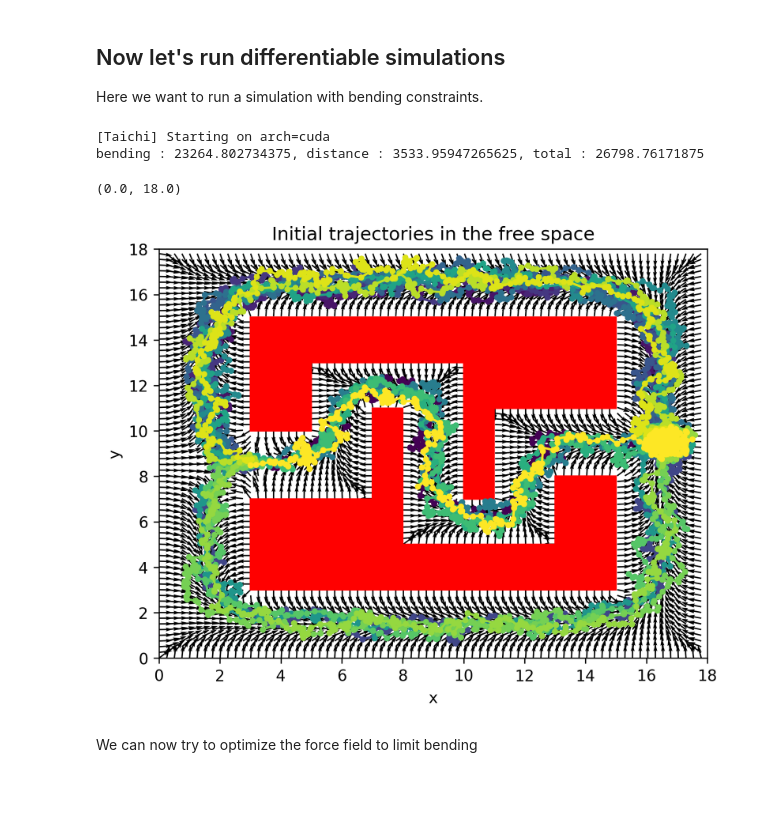
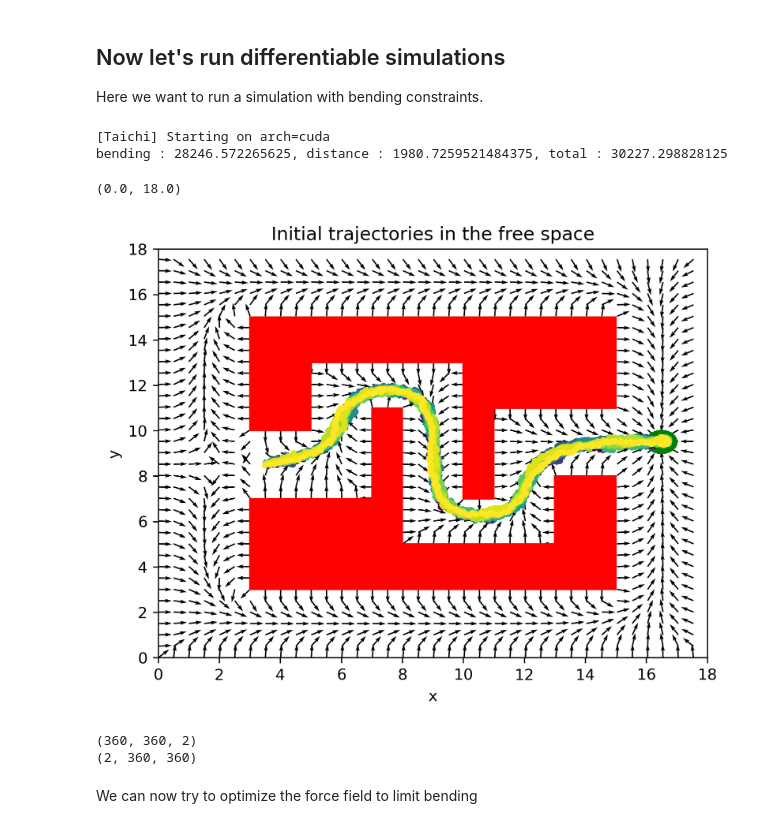
Before and after one commit to rcremese/snake-ai, a Jupyter notebook: digital_twin_paper.ipynb, the cells around one changed output. Saved outputs shown, nothing was run; the diff lists cells and outputs as text; code cells hidden in the pictures; blank space fills up the shorter version.

Commit message:
Exemples bending 2D + obstacles 2D

```diff
--- a/digital_twin_paper.ipynb
+++ b/digital_twin_paper.ipynb
@@ -109,7 +259,7 @@ new_obs_map = np.zeros((x_max * res, y_max * res))
 for x, y in np.argwhere(binary_map):
     new_obs_map[x*res:(x+1)*res, y*res:(y+1)*res] = 1
 # %%
-init_pos = np.array([3.0, 8.5])
+init_pos = np.array([3.5, 8.5])
 goal_pos = np.array([16.5, 9.5])
 fig, ax = plt.subplots()
 ax.imshow(new_obs_map, origin='lower', extent=[0, x_max, 0, y_max])
@@ -197,9 +347,9 @@ class BendingSimulation(WalkerSimulationStoch2D):
 ti.init(arch=ti.gpu)
 
 nb_agents = 20
-t_max = 100
+t_max = 50
 dt = 0.1
-diffusivity = 0.1
+diffusivity = 0.01
 
 positions = np.repeat(init_pos.reshape(1, 2), nb_agents, axis=0)
 field = ScalarField(solution, Rectangle(0, 0, x_max, y_max))
@@ -213,20 +363,20 @@ bending_sim.compute_total_loss(1, 1)
 print(f"bending : {bending_sim.bending_loss[None]}, distance : {bending_sim.distance_loss[None]}, total : {bending_sim.total_loss[None]}")
 # %% [output]
 [Taichi] Starting on arch=cuda
-bending : 23264.802734375, distance : 3533.95947265625, total : 26798.76171875
+bending : 28246.572265625, distance : 1980.7259521484375, total : 30227.298828125
 # %%
-downscale = 5
+downscale = 10
 scale = 2
 # Visualisation
 fig = vis.plot_2D_trajectory(bending_sim.positions,
                              goal_pos,
                              obstacles=obstacles,
                              vector_field=bending_sim.force_field,
                              downscale=downscale,
                              scale = scale,
                              title="Initial trajectories in the free space")
 plt.xlim(0, x_max)
 plt.ylim(0, y_max)
 # %% [output]
 (0.0, 18.0)
-[figure, old version]
+[figure, new version]
@@ -233,3 +385,18 @@ plt.ylim(0, y_max)
+# %%
+from snake_ai.diffsim.field import VectorField
+# Save the initial force field
+init_trajectories = np.copy(bending_sim.positions)
+
+values = np.copy(bending_sim.force_field.values)
+_bounds = bending_sim.force_field._bounds
+print(values.shape)
+values = np.stack([values[:,:,0], values[:,:,1]], axis=0)
+print(values.shape)
+bound = Rectangle(*_bounds.min, _bounds.width(), _bounds.height())
+force_field_init = VectorField(values, bound)
+# %% [output]
+(360, 360, 2)
+(2, 360, 360)
 # %% [markdown]
 We can now try to optimize the force field to limit bending
 # %%
```
Also changed, not shown: parts of 16 cells of this notebook, 1 other file.
